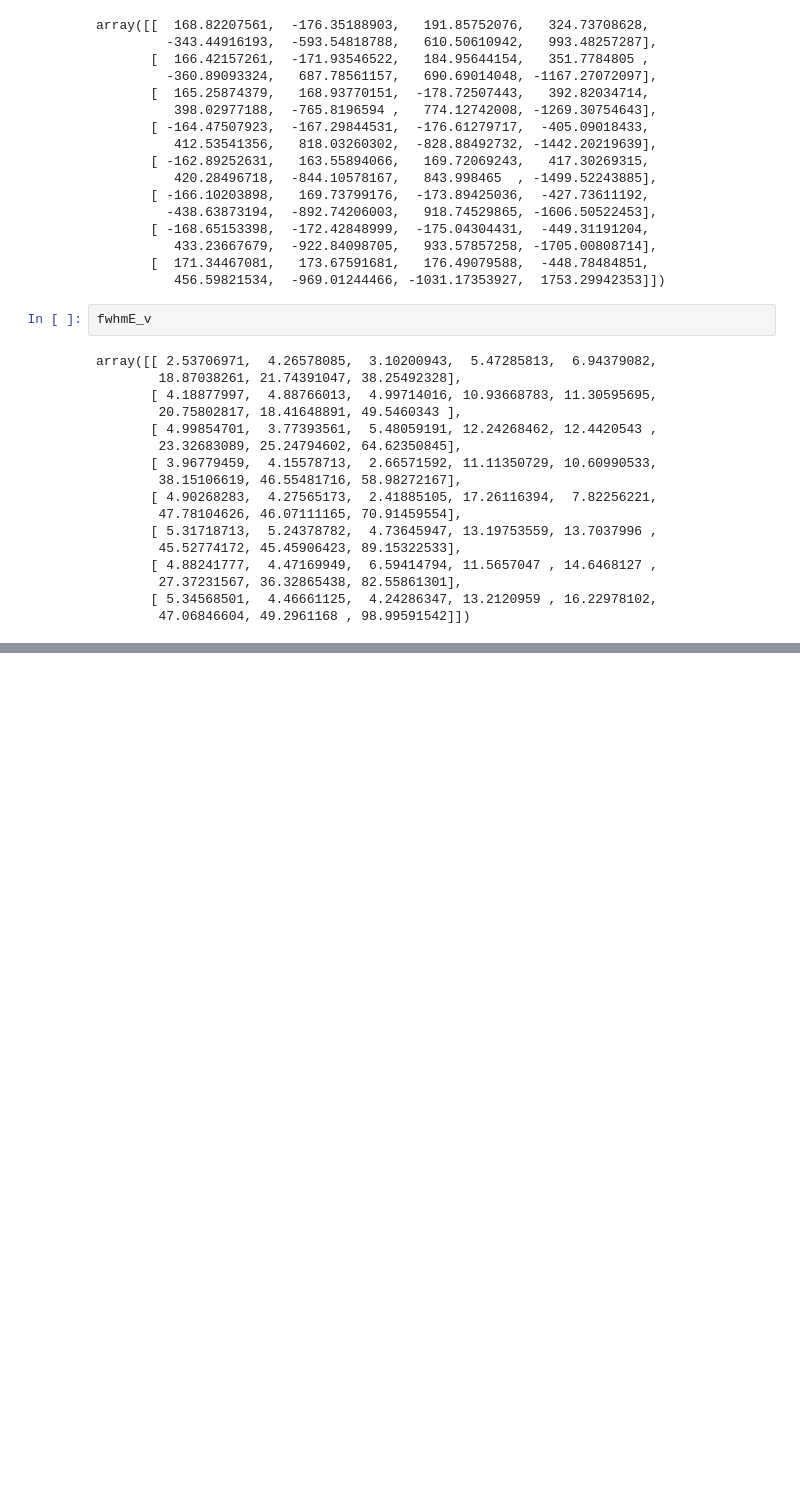
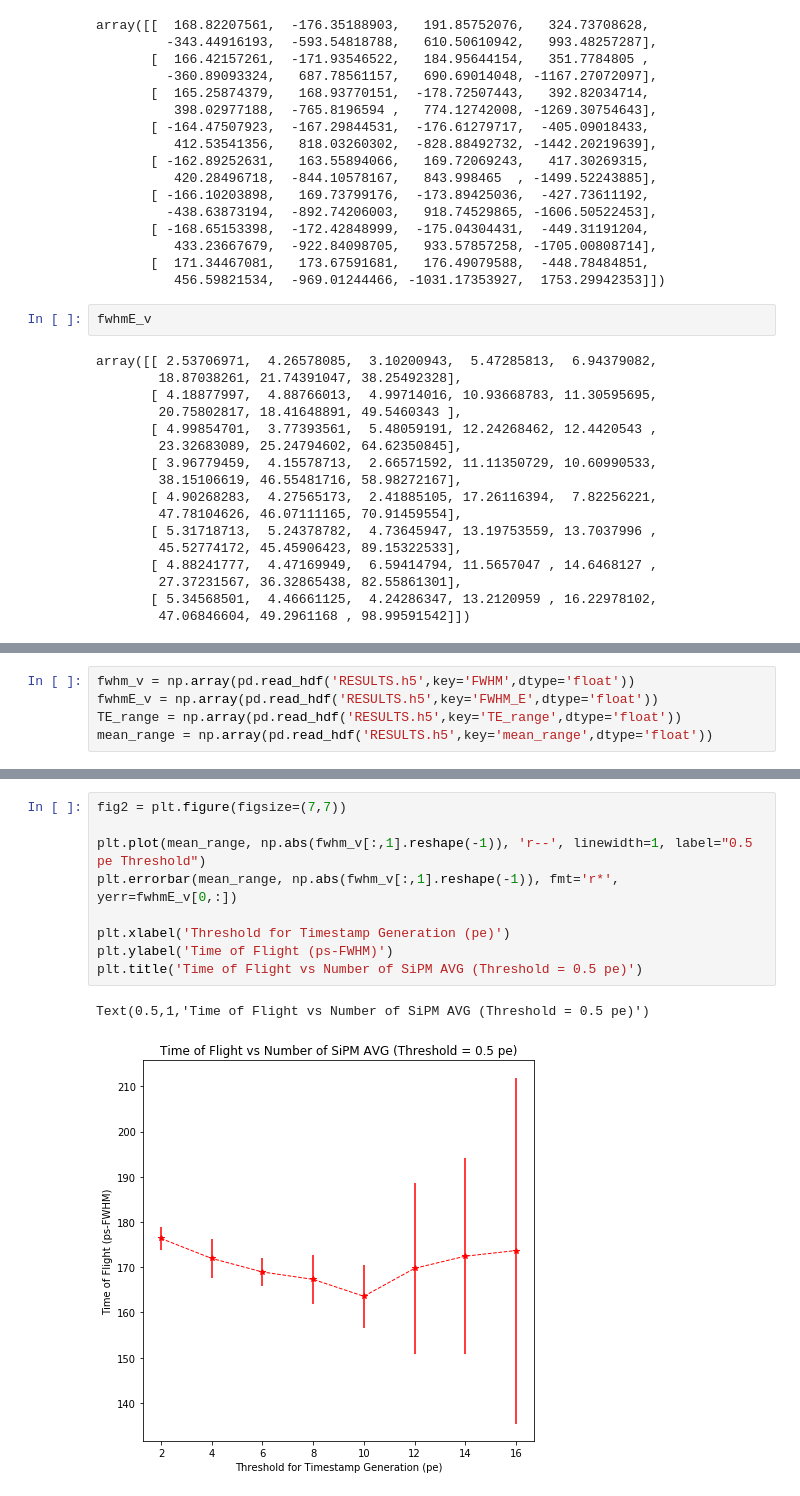
Before and after one commit to viherbos/PETALO_DAQ_CUBE, a Jupyter notebook: TOF_mod.ipynb, the cells around one changed output, grey strips where cells are left out. Cells and saved outputs as stored; diff of their text form; blank space fills up the shorter version.

```diff
--- a/TOF_mod.ipynb
+++ b/TOF_mod.ipynb
@@ -203,0 +204,5 @@ with pd.HDFStore("RESULTS.h5",complevel=9, complib='zlib') as store:
+# %%
+fwhm_v = np.array(pd.read_hdf('RESULTS.h5',key='FWHM',dtype='float'))
+fwhmE_v = np.array(pd.read_hdf('RESULTS.h5',key='FWHM_E',dtype='float'))
+TE_range = np.array(pd.read_hdf('RESULTS.h5',key='TE_range',dtype='float'))
+mean_range = np.array(pd.read_hdf('RESULTS.h5',key='mean_range',dtype='float'))
@@ -203,0 +239,12 @@ with pd.HDFStore("RESULTS.h5",complevel=9, complib='zlib') as store:
+# %%
+fig2 = plt.figure(figsize=(7,7))
+
+plt.plot(mean_range, np.abs(fwhm_v[:,1].reshape(-1)), 'r--', linewidth=1, label="0.5 pe Threshold")
+plt.errorbar(mean_range, np.abs(fwhm_v[:,1].reshape(-1)), fmt='r*', yerr=fwhmE_v[0,:])
+
+plt.xlabel('Threshold for Timestamp Generation (pe)')
+plt.ylabel('Time of Flight (ps-FWHM)')
+plt.title('Time of Flight vs Number of SiPM AVG (Threshold = 0.5 pe)')
+# %% [output]
+Text(0.5,1,'Time of Flight vs Number of SiPM AVG (Threshold = 0.5 pe)')
+[figure, added]
```
Also changed, not shown: parts of 4 cells of this notebook, 3 other files.
